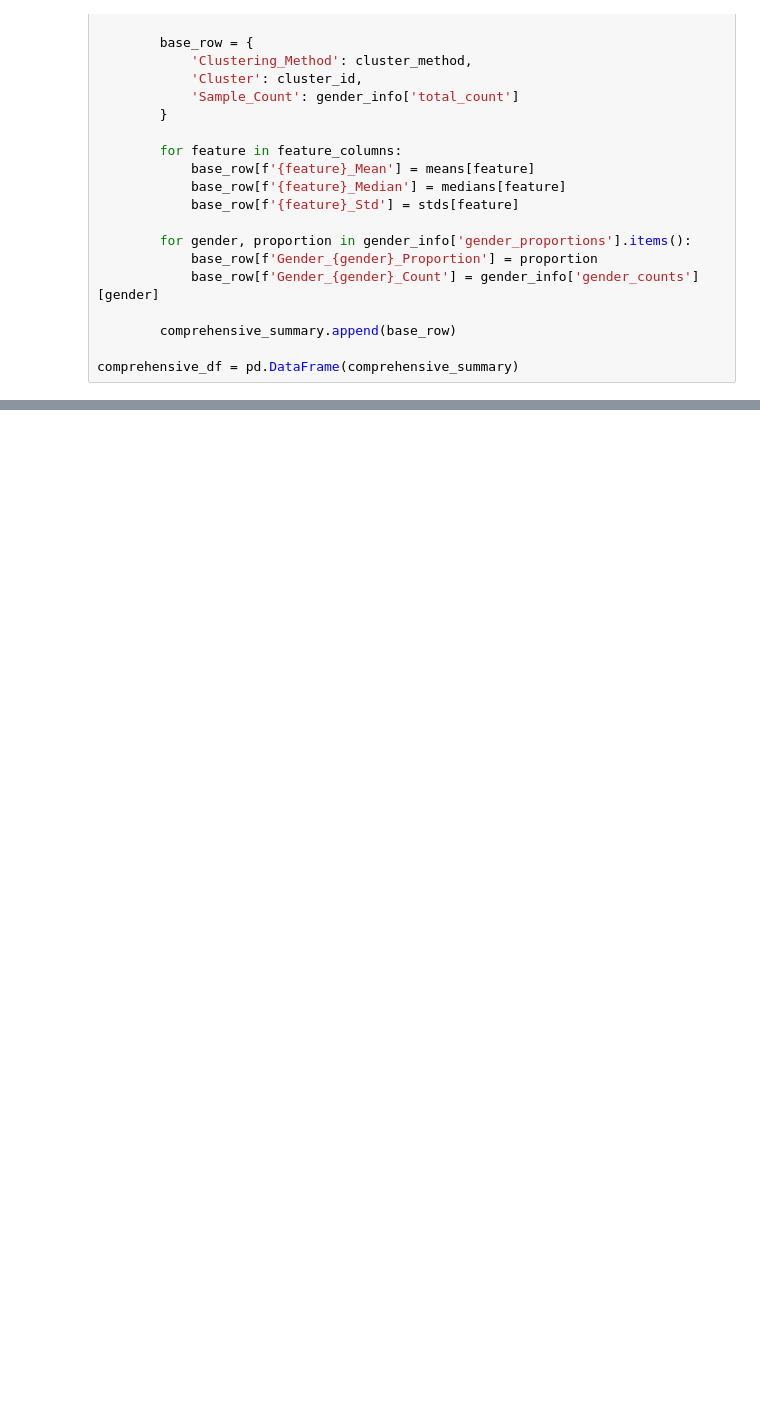
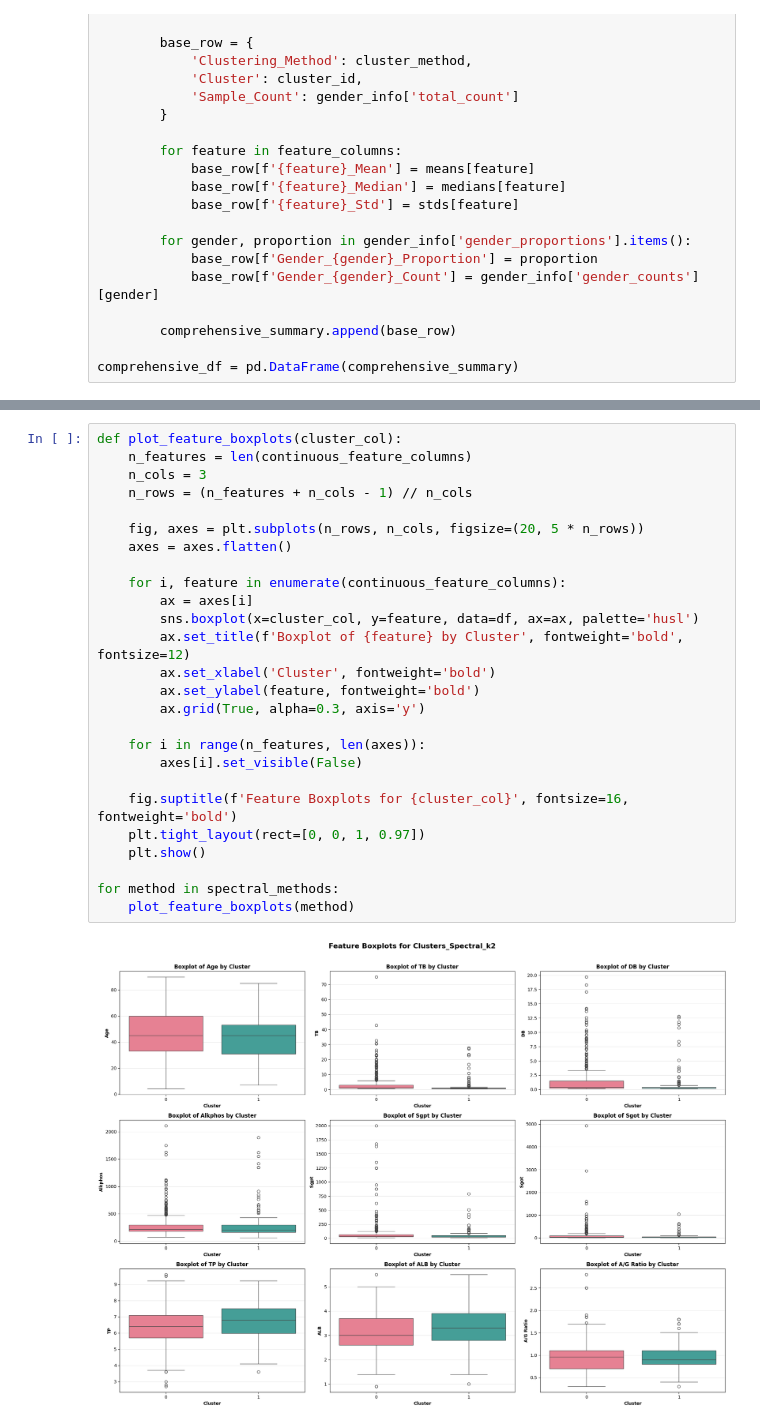
Before and after one commit to Filippo-Corti/ExplainableClustering, a Jupyter notebook: clustering_summaries.ipynb, the cells around one changed output, grey strips where cells are left out. Drawn from its saved outputs; the diff is of its cells as text; blank space fills up the shorter version.

```diff
--- a/clustering_summaries.ipynb
+++ b/clustering_summaries.ipynb
@@ -90,0 +206,28 @@ comprehensive_df
+# %%
+def plot_feature_boxplots(cluster_col):
+    n_features = len(continuous_feature_columns)
+    n_cols = 3
+    n_rows = (n_features + n_cols - 1) // n_cols
+
+    fig, axes = plt.subplots(n_rows, n_cols, figsize=(20, 5 * n_rows))
+    axes = axes.flatten()
+
+    for i, feature in enumerate(continuous_feature_columns):
+        ax = axes[i]
+        sns.boxplot(x=cluster_col, y=feature, data=df, ax=ax, palette='husl')
+        ax.set_title(f'Boxplot of {feature} by Cluster', fontweight='bold', fontsize=12)
+        ax.set_xlabel('Cluster', fontweight='bold')
+        ax.set_ylabel(feature, fontweight='bold')
+        ax.grid(True, alpha=0.3, axis='y')
+
+    for i in range(n_features, len(axes)):
+        axes[i].set_visible(False)
+
+    fig.suptitle(f'Feature Boxplots for {cluster_col}', fontsize=16, fontweight='bold')
+    plt.tight_layout(rect=[0, 0, 1, 0.97])
+    plt.show()
+
+for method in spectral_methods:
+    plot_feature_boxplots(method)
+# %% [output]
+[figure, added]
```
Also changed, not shown: parts of 10 cells of this notebook.
